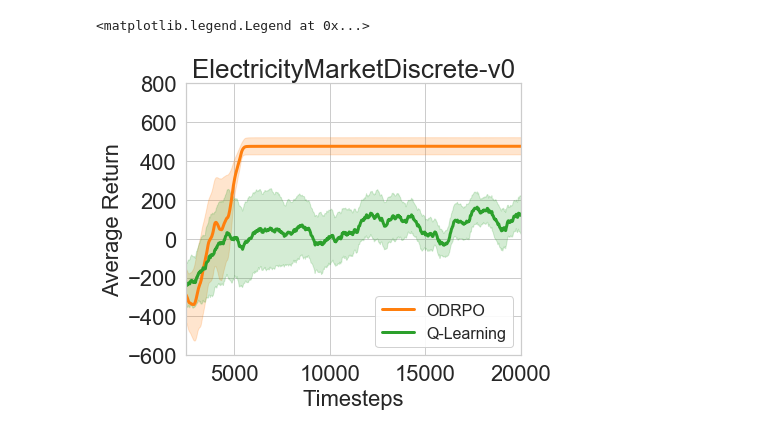
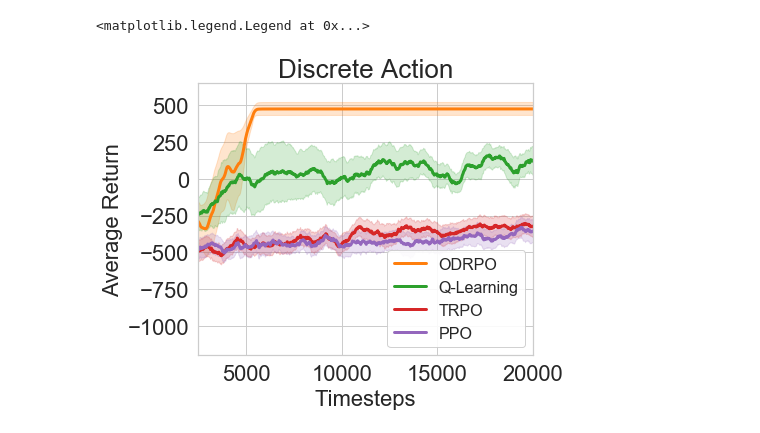
Before and after one commit to kadysongbb/efficient-wpo, a Jupyter notebook: discrete_control/view_training_discrete_EM.ipynb, the cells around one changed output. Cells and saved outputs as stored; diff of their text form; code cells hidden in the pictures.

```diff
--- a/discrete_control/view_training_discrete_EM.ipynb
+++ b/discrete_control/view_training_discrete_EM.ipynb
@@ -75,37 +75,56 @@ odrpo_file_list = ['./log_files/dr_trpo_kl/ElectricityMarketDiscreteDQN-v0-16188
                    ,'./log_files/dr_trpo_kl/ElectricityMarketDiscreteDQN-v0-1620420956.66164.csv'
                    ,'./log_files/dr_trpo_kl/ElectricityMarketDiscreteDQN-v0-1620480409.5773609.csv'
                   ]
+trpo_file_list = ['./tmp/trpo_electricitymarketdiscrete_monitor1.csv'
+                  ,'./tmp/trpo_electricitymarketdiscrete_monitor2.csv'
+                  ,'./tmp/trpo_electricitymarketdiscrete_monitor3.csv']
+
+ppo_file_list =  ['./tmp/ppo_electricitymarketdiscrete_monitor1.csv'
+                  ,'./tmp/ppo_electricitymarketdiscrete_monitor2.csv'
+                  ,'./tmp/ppo_electricitymarketdiscrete_monitor3.csv']
+
 window_size = 30
 
 ax = plt.subplot(111)
 plt.ylabel('Average Return', fontsize=22)
 plt.xlabel('Timesteps', fontsize=22)
 plt.xticks(fontsize=22)
 plt.yticks(fontsize=22)
 plt.locator_params(axis="x", nbins=4)
 plt.xlim(2500,20000)
-plt.ylim(-600,800)
-plt.title('ElectricityMarketDiscrete-v0', fontsize = 26)
+plt.ylim(-1200,650)
+plt.title('Discrete Action', fontsize = 26)
 
 
 # ODRPO
 eps_per_iter = 24
 moving_average = find_drpo_moving_avg(odrpo_file_list, window_size,0.5)
 ax.plot(np.arange(len(moving_average[0]))*eps_per_iter, moving_average[0], label='ODRPO', linewidth = 3, color = "tab:orange")
 ax.fill_between(np.arange(len(moving_average[0]))*eps_per_iter, moving_average[1], moving_average[2], alpha=0.2, color = "tab:orange")
 
 
 window_size = 30
 
 # Q-Learning
 eps_per_iter = 24
 moving_average = find_baseline_moving_avg(qlearning_file_list, window_size,0.5)
 ax.plot(np.arange(len(moving_average[0]))*eps_per_iter, moving_average[0], label='Q-Learning', linewidth = 3, color = "tab:green")
 ax.fill_between(np.arange(len(moving_average[0]))*eps_per_iter, moving_average[1], moving_average[2], alpha=0.2, color = "tab:green")
 
+# TRPO
+eps_per_iter = 24
+moving_average = find_baseline_moving_avg(trpo_file_list, window_size,0.5)
+ax.plot(np.arange(len(moving_average[0]))*eps_per_iter, moving_average[0], label='TRPO', linewidth = 3, color = "tab:red")
+ax.fill_between(np.arange(len(moving_average[0]))*eps_per_iter, moving_average[1], moving_average[2], alpha=0.2, color = "tab:red")
+
+# PPO
+eps_per_iter = 24
+moving_average = find_baseline_moving_avg(ppo_file_list, window_size,0.5)
+ax.plot(np.arange(len(moving_average[0]))*eps_per_iter, moving_average[0], label='PPO', linewidth = 3, color = "tab:purple")
+ax.fill_between(np.arange(len(moving_average[0]))*eps_per_iter, moving_average[1], moving_average[2], alpha=0.2, color = "tab:purple")
 
 plt.rcParams["legend.framealpha"] = 0.9
 ax.legend(loc='lower right', fontsize = 16)
 # %% [output]
 <matplotlib.legend.Legend at 0x...>
-[figure, old version]
+[figure, new version]
```
Also changed, not shown: 15 other files.
